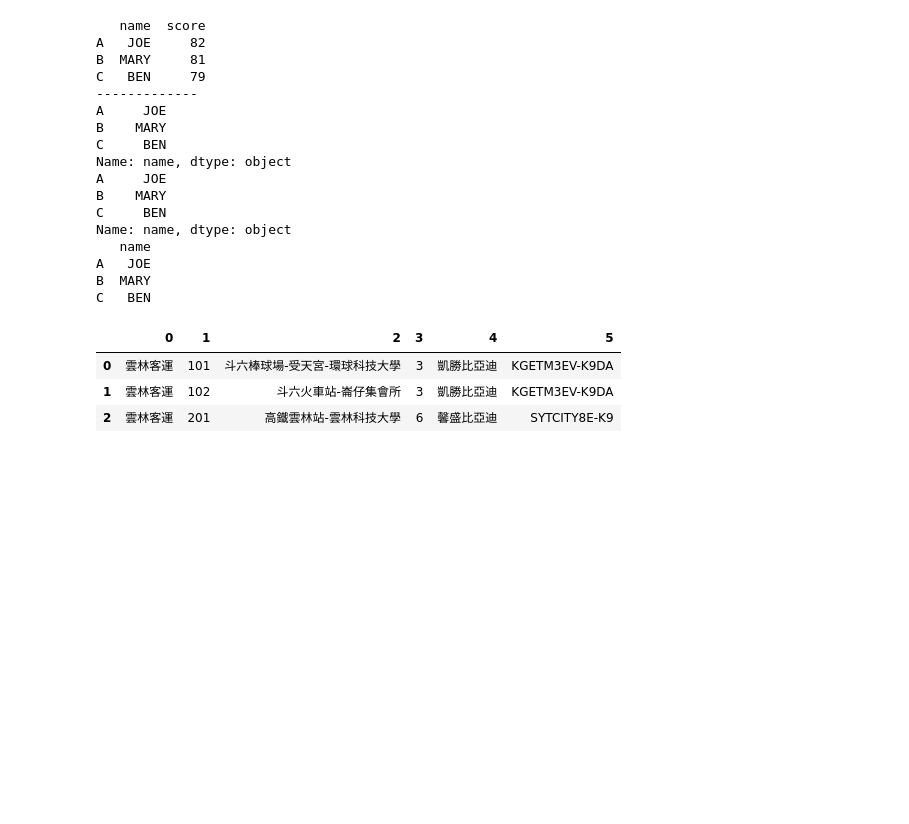
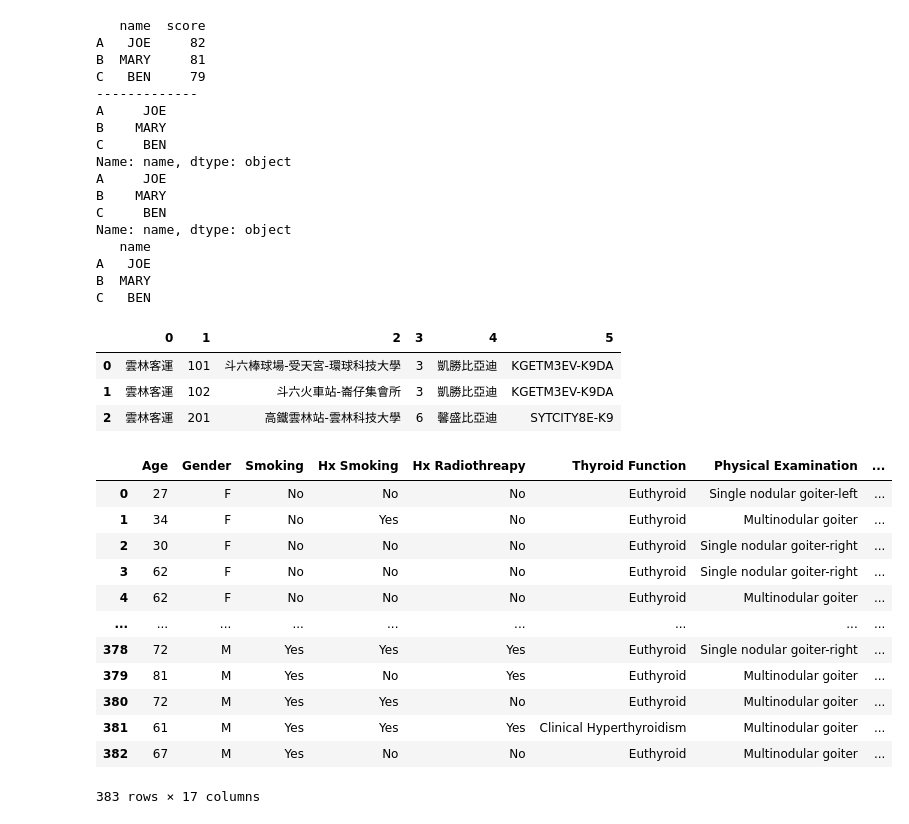
Before and after one commit to Han7502/pythonII202405, a Jupyter notebook: lesson2.ipynb, the cells around one changed output. Saved outputs shown, nothing was run; the diff lists cells and outputs as text; code cells hidden in the pictures; blank space fills up the shorter version.

```diff
--- a/lesson2.ipynb
+++ b/lesson2.ipynb
@@ -144,3 +144,22 @@ df3
 | 0 | 雲林客運 | 101 | 斗六棒球場-受天宮-環球科技大學 | 3 | 凱勝比亞迪 | KGETM3EV-K9DA |
 | 1 | 雲林客運 | 102 | 斗六火車站-崙仔集會所 | 3 | 凱勝比亞迪 | KGETM3EV-K9DA |
 | 2 | 雲林客運 | 201 | 高鐵雲林站-雲林科技大學 | 6 | 馨盛比亞迪 | SYTCITY8E-K9 |
+# %%
+url="Thyroid_Diff.csv"
+
+df41 = pd.read_csv(url)#, header=None
+df41
+# %% [output]
+|  | Age | Gender | Smoking | Hx Smoking | Hx Radiothreapy | Thyroid Function | Physical Examination | ... |
+| 0 | 27 | F | No | No | No | Euthyroid | Single nodular goiter-left | ... |
+| 1 | 34 | F | No | Yes | No | Euthyroid | Multinodular goiter | ... |
+| 2 | 30 | F | No | No | No | Euthyroid | Single nodular goiter-right | ... |
+| 3 | 62 | F | No | No | No | Euthyroid | Single nodular goiter-right | ... |
+| 4 | 62 | F | No | No | No | Euthyroid | Multinodular goiter | ... |
+| ... | ... | ... | ... | ... | ... | ... | ... | ... |
+| 378 | 72 | M | Yes | Yes | Yes | Euthyroid | Single nodular goiter-right | ... |
+| 379 | 81 | M | Yes | No | Yes | Euthyroid | Multinodular goiter | ... |
+| 380 | 72 | M | Yes | Yes | No | Euthyroid | Multinodular goiter | ... |
+| 381 | 61 | M | Yes | Yes | Yes | Clinical Hyperthyroidism | Multinodular goiter | ... |
+| 382 | 67 | M | Yes | No | No | Euthyroid | Multinodular goiter | ... |
+383 rows × 17 columns
```
Also changed, not shown: parts of 30 cells of this notebook.
